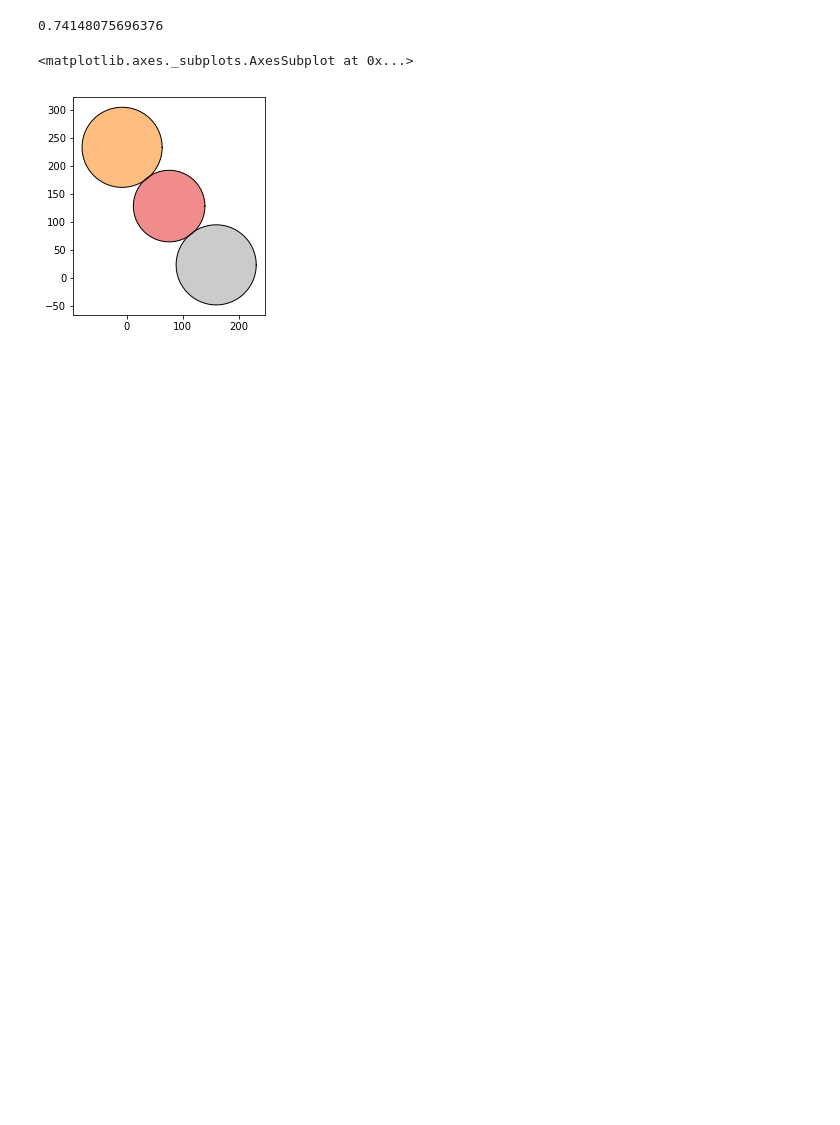
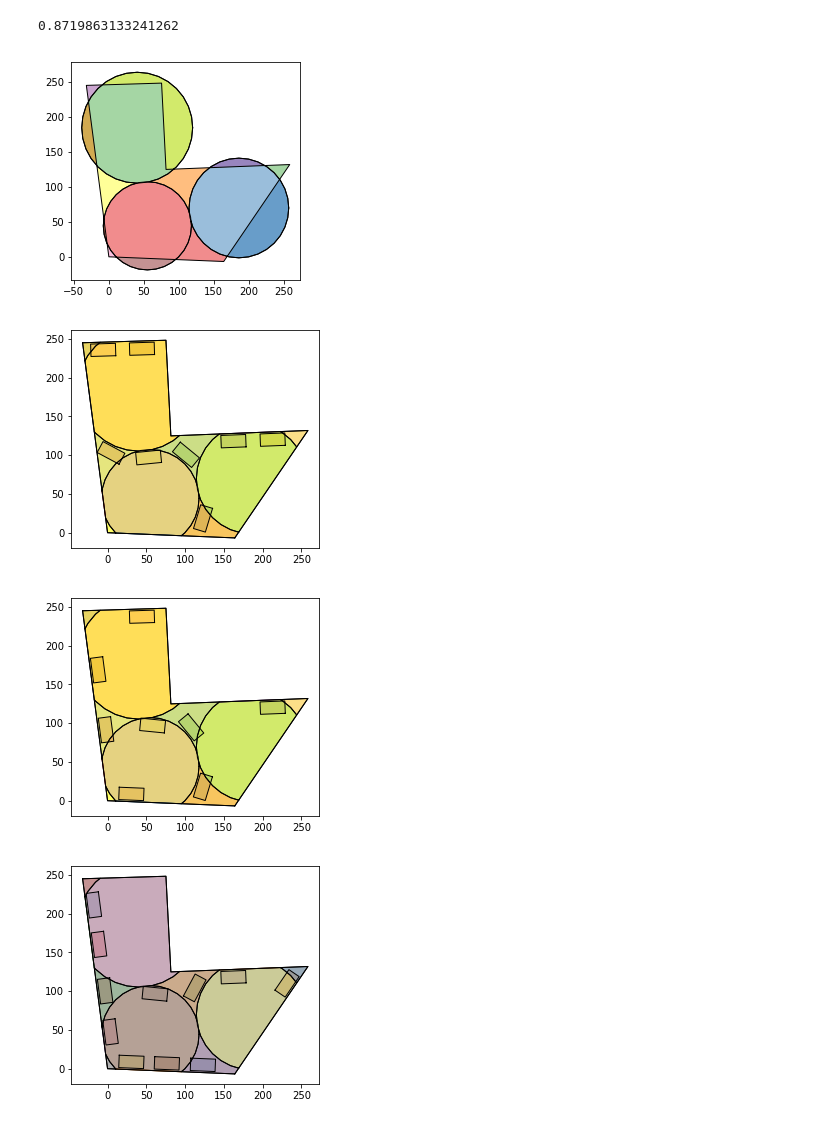
Before and after one commit to tristanwqy/basemap, a Jupyter notebook: circle_algo.ipynb, the cells around one changed output. Drawn from its saved outputs; the diff is of its cells as text; code cells hidden in the pictures; blank space fills up the shorter version.

```diff
--- a/circle_algo.ipynb
+++ b/circle_algo.ipynb
@@ -70,7 +70,7 @@ base5 = Polygon([
 ])
 series = [base1, base2, base3, base4, base5]
 # %%
-base = base4
-
+base = base1
+print(base.area)
 gpd.GeoSeries([base,base.envelope]).plot()
 # %% [output]
@@ -84,7 +135,7 @@ import random
 from shapely.geometry import *
 
 
-def generate_collection(min_r, max_r, resolution=16):
+def generate_collection(min_r, max_r, resolution=4):
     envelope = base.envelope
     minx, miny, maxx, maxy = envelope.bounds
     number = 20
@@ -94,7 +145,7 @@ def generate_collection(min_r, max_r, resolution=16):
     for j in range(number):
         for i in range(number):
             point = Point(minx + x_diff / number * i, miny + y_diff / number * j)
-            if base.buffer(-20).contains(point):
+            if base.buffer(-10).contains(point):
                 point_list.append(point)
 
     collection = []
@@ -107,35 +158,96 @@ def generate_collection(min_r, max_r, resolution=16):
             r = random.randint(min_r, max_r)
             circle = first_point.buffer(r, resolution)
             collection.append(circle)
             point_list.remove(first_point)
         else:
             distances = [first_point.distance(circle) for circle in collection]
             min_distance = min(distances)
             if min_distance < min_r:
                 point_list.remove(first_point)
             elif min_distance > max_r:
                 continue
             else:
                 circle = first_point.buffer(min_distance+1, resolution)
                 collection.append(circle)
                 point_list.remove(first_point)
     return collection
 
 
 max_coverage = 0
 current_collection = []
-for i in range(10):
+for i in range(1):
     # print(i)
-    collection = generate_collection(60, 100, resolution=16)
+    collection = generate_collection(60, 80, resolution=8)
     coverage = sum([geom.intersection(base).area for geom in collection]) / base.area
     # print(coverage, max_coverage)
     if coverage > max_coverage:
         max_coverage = coverage
         current_collection = collection
+from shapely.ops import cascaded_union
+the_union = cascaded_union(current_collection)
+other_part = base.symmetric_difference(the_union)
+# current_collection.append(other_part)
+for part in other_part:
+    current_collection.append(part)
+
 print(max_coverage)
 # current_collection.append(base)
 gpd.GeoSeries(current_collection).plot()
+new_collection = [geom.intersection(base) for geom in current_collection]
+new_collection = sorted(new_collection, key=lambda geom:geom.area)
+
+for i in range(10):
+    overall_buildings = None
+    list_to_display = []
+    overall_shadows = base.symmetric_difference(base.envelope)
+    for our_base in new_collection:
+        import random
+        building_line = our_base.buffer(-10)
+        if building_line.is_empty:
+            continue
+        building_line = building_line.boundary
+        try:
+            building_coords = building_line.coords
+        except:
+            continue
+        building_point_list = []
+        k = random.choice(range(len(building_coords)))
+
+        for i in range(k, k + len(building_coords) - 1):
+            start_point = building_coords[i % len(building_coords)]
+            end_point = building_coords[(i + 1) % len(building_coords)]
+            startx = start_point[0]
+            starty = start_point[1]
+            endx = end_point[0]
+            endy = end_point[1]
+            line = LineString([start_point, end_point])
+            if line.length < 1:
+                continue
+            else:
+                angle = math.degrees(math.atan2(endy - starty, endx - startx))
+                for j in range(10):
+                    k = random.randint(0, 9)
+                    center = (startx + ((j + k) % 10) * (endx - startx) / 10, starty + ((j + k) % 10) * (endy - starty) / 10)
+                    building = get_building(32, 16, angle, center=center)
+                    shadow = get_building_shadow(32, 16, angle, center=center)
+                    if not overall_buildings:
+                        if overall_shadows.intersects(building):
+                            continue
+                        else:
+                            overall_buildings = building
+                    elif overall_shadows.intersects(building) or overall_buildings.intersects(shadow):
+                        continue
+                    else:
+                        overall_shadows = overall_shadows.union(shadow)
+                        overall_buildings = overall_buildings.union(building)
+    # list_to_display.extend(overall_shadows)
+    list_to_display.extend(overall_buildings)
+    list_to_display.extend(new_collection)
+    list_to_display.append(base)
+    gpd.GeoSeries(list_to_display).plot()
 # %% [output]
-0.74148075696376
+0.8719863133241262
-<matplotlib.axes._subplots.AxesSubplot at 0x...>
-[figure, old version]
+[figure, new version]
+[figure, added]
+[figure, added]
+[figure, added]
```
Also changed, not shown: parts of 9 cells of this notebook, 3 other files.
